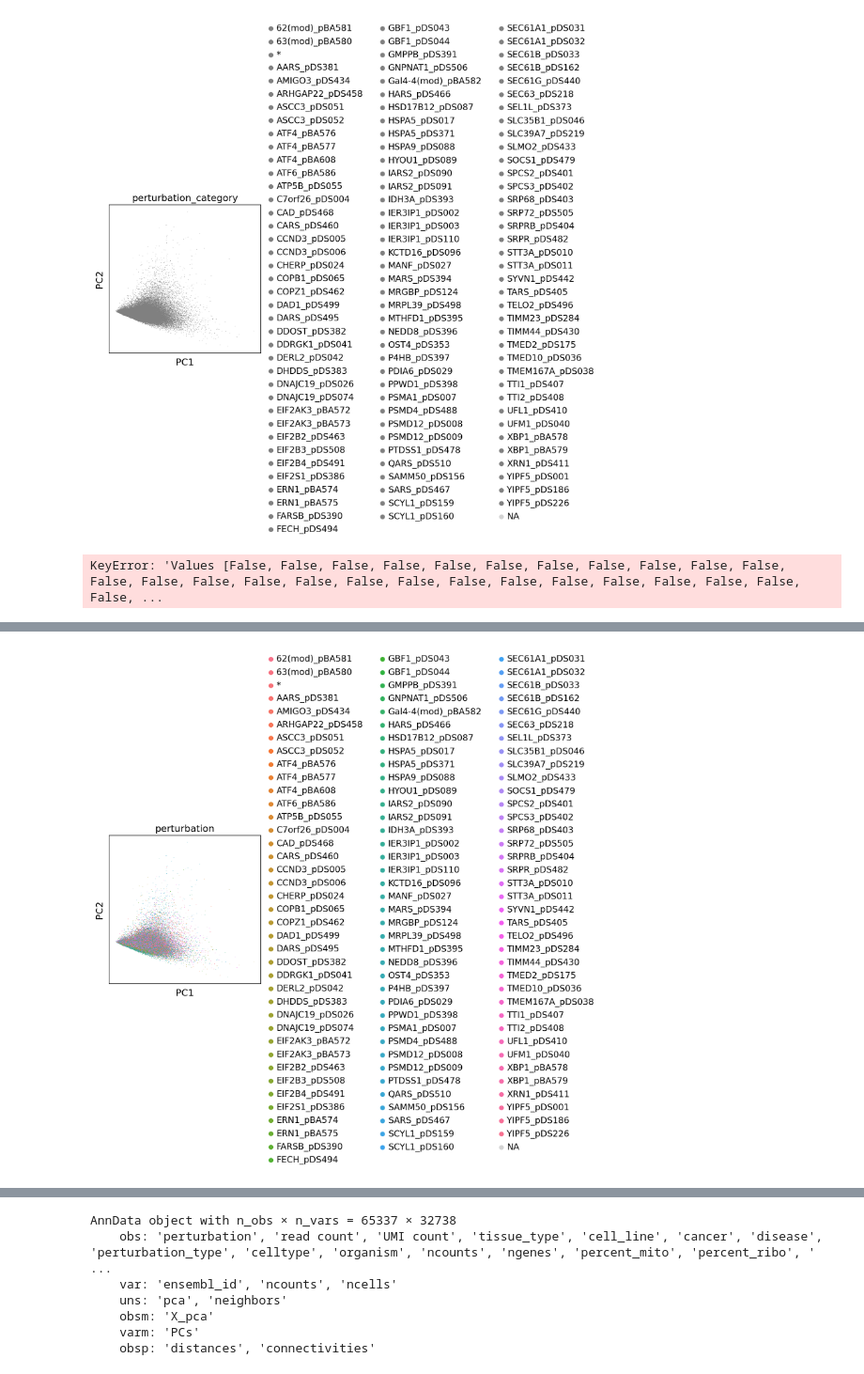
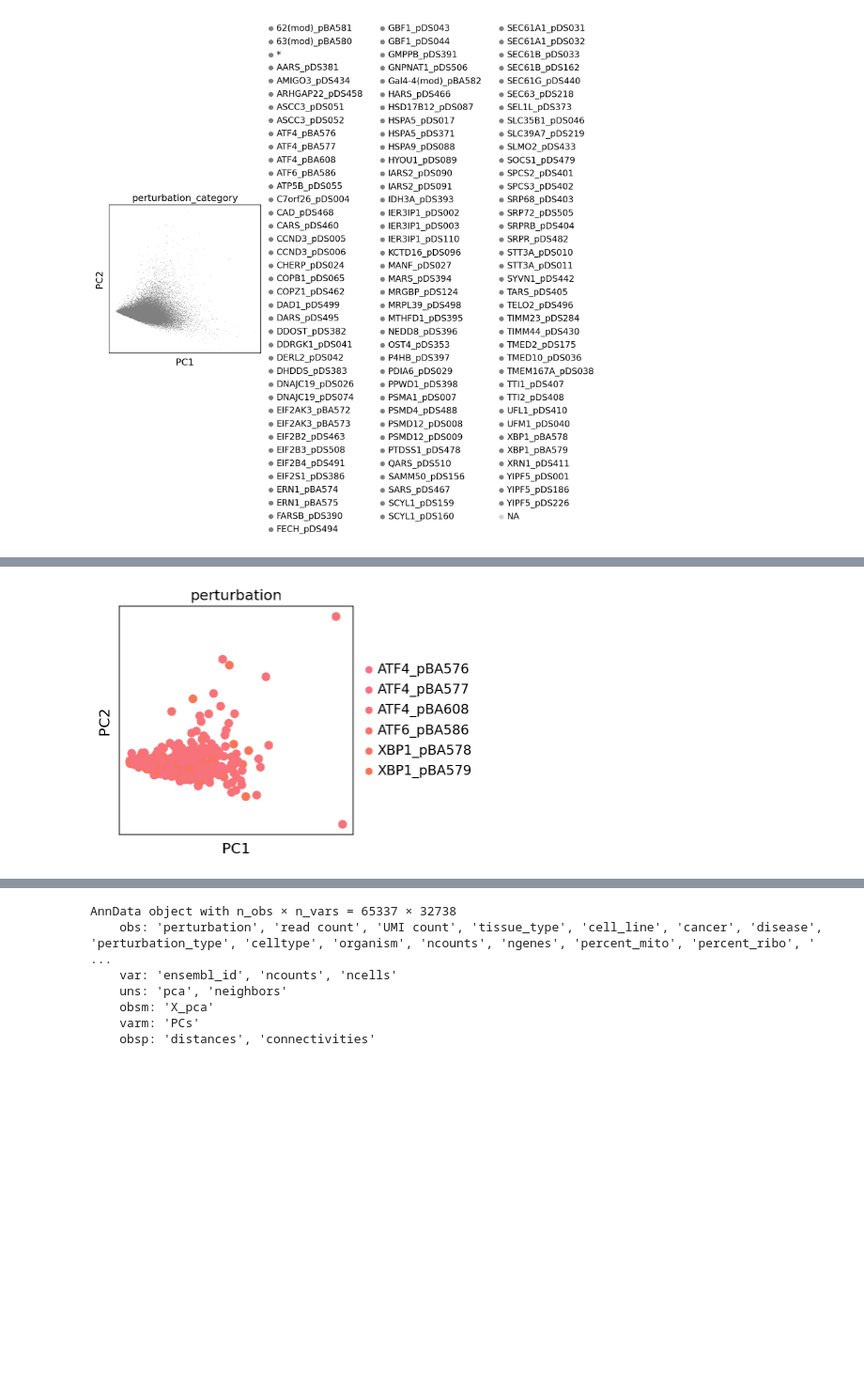
Before and after one commit to imahabub/scdiff, a Jupyter notebook: notebooks/8.3.23.sc_perturb.ipynb, the cells around one changed output, grey strips where cells are left out. Shown at 94% size. Drawn from its saved outputs; the diff is of its cells as text; code cells hidden in the pictures; blank space fills up the shorter version.

```diff
--- a/notebooks/8.3.23.sc_perturb.ipynb
+++ b/notebooks/8.3.23.sc_perturb.ipynb
@@ -209,9 +209,9 @@ sc.set_figure_params(scanpy=True, color_map='viridis')
 sc.pl.pca(adata, color='perturbation_category')
 # %% [output]
 [figure]
+# %%
+adata.obs['perturbation'] = adata.obs['perturbation'].astype('object')
 # %%
-adata.obs = adata.obs.fillna('nan')
+adata.obs.perturbation = adata.obs.perturbation.fillna('nan')
 # %%
 adata_subset = adata[adata.obs['perturbation'].str.startswith(('ATF', 'XBP'))]
-# %% [output]
-KeyError: 'Values [False, False, False, False, False, False, False, False, False, False, False, False, False, False, False, False, False, False, False, False, False, False, False, False, False, False, ...
@@ -221,7 +223,7 @@ import seaborn as sns
 # Assuming 'adata' is your AnnData object
 
 # Get unique perturbation categories
-perturbations = adata.obs['perturbation'].cat.categories
+perturbations = adata_subset.obs['perturbation'].unique()
 
 # Create a color palette
 palette = sns.color_palette('husl', n_colors=len(perturbations))
@@ -233,5 +235,5 @@ color_map = dict(zip(perturbations, palette))
 adata.uns['perturbation_colors'] = [color_map[p] for p in perturbations]
 
 # Plot
-sc.pl.pca(adata, color='perturbation')
+sc.pl.pca(adata_subset, color='perturbation')
 # %% [output]
@@ -255 +246 @@ sc.pl.pca(adata, color='perturbation')
-[figure, old version]
+[figure, new version]
```
Also changed, not shown: parts of 6 cells of this notebook, 5 other files.
